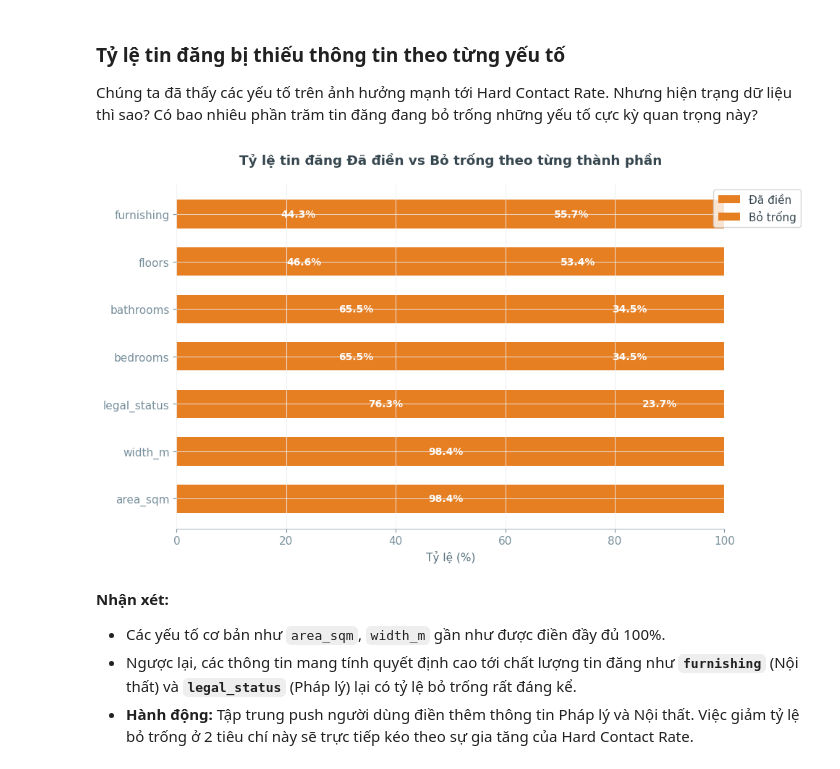
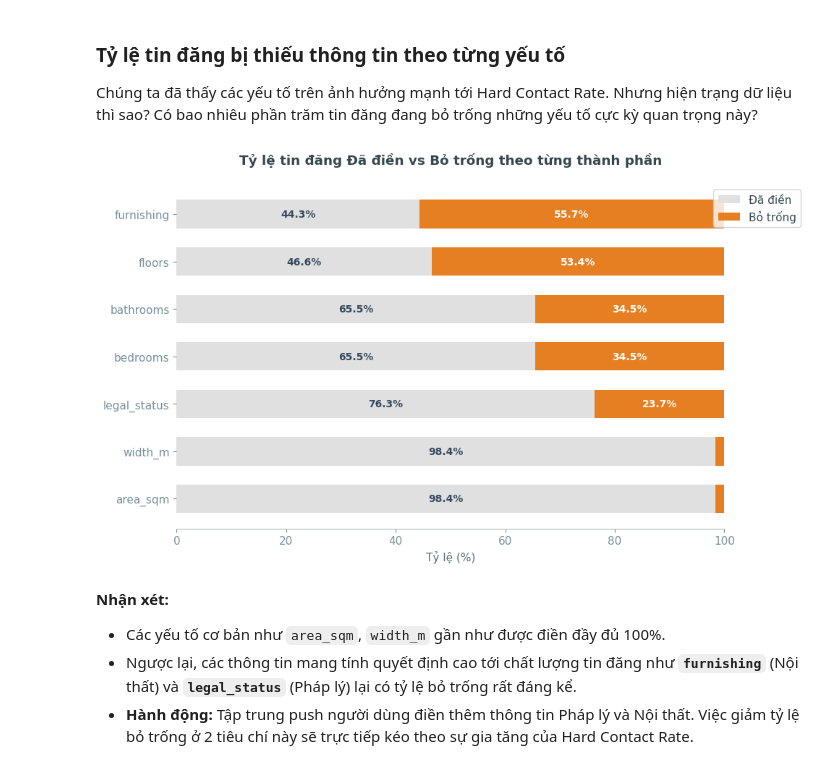
Before and after one commit to Dotuandat615/Datathon2026-Deep67-Finals, a Jupyter notebook: contact_factor_analysis.ipynb, the cells around one changed output. Drawn from its saved outputs; the diff is of its cells as text; code cells hidden in the pictures.

```diff
--- a/contact_factor_analysis.ipynb
+++ b/contact_factor_analysis.ipynb
@@ -209,8 +257,8 @@ colors_f = [C_MUTED, C_ACCENT, C_PRIMARY, '#B0BEC5']
 for i, r in funnel.iterrows():
     w = r['count']/funnel['count'].iloc[0]
     ax.barh(len(funnel)-1-i, w, height=0.55, left=(1-w)/2, color=colors_f[i], edgecolor='none')
-    ax.text(0.5, len(funnel)-1-i, f"{r['stage']}\n{fmt_n(r['count'])} ({r['pct_of_pv']:.1f}%)",
-            ha='center', va='center', fontsize=11, fontweight='bold', color='white')
+    ax.text(0.05, len(funnel)-1-i, f"{r['stage']}\n{fmt_n(r['count'])} ({r['pct_of_pv']:.1f}%)",
+            ha='left', va='center', fontsize=11, fontweight='bold', color=C_DARK)
 ax.set_xlim(0,1); ax.axis('off')
 ax.set_title('Phễu tổng quan', fontweight='bold', loc='left', color=C_DARK)
 
@@ -229,5 +277,5 @@ ax2.xaxis.set_visible(False)
 ax2.grid(False)
 
 fig.tight_layout()
-save_fig('01_funnel_overview', fig)
+# save_fig('01_funnel_overview', fig)
 # %% [output]
@@ -400,23 +479,30 @@ for idx, ad in enumerate(['sell','let']):
         order = ['<500M','500M–800M','1B–1.5B','1.5B–2B','2B–3B','3B–5B','5B–7B','7B–10B','10B–15B','15B–20B','>20B']
     else:
         order = ['<2M/tháng','2M–3M/tháng','3M–5M/tháng','5M–7M/tháng','7M–10M/tháng','10M–15M/tháng','15M–20M/tháng','20M–30M/tháng','>30M/tháng']
+
     ps = ps.set_index('price_bucket').reindex(order).dropna(how='all').reset_index()
+    ps = ps.iloc[::-1].reset_index(drop=True)
 
     ax = axes[idx]
     median_cr = ps['cr'].median()
     clrs = [C_SUCCESS if v>=median_cr else C_ACCENT for v in ps['cr']]
-    ax.barh(ps['price_bucket'][::-1], ps['cr'][::-1], color=clrs[::-1], height=0.6, edgecolor='none')
-    for i,v in enumerate(ps['cr'][::-1]): ax.text(v+0.2, i, f"{v:.1f}%", va='center', fontsize=9)
+
+    ax.barh(ps['price_bucket'], ps['cr'], color=clrs, height=0.6, edgecolor='none')
+    for i, v in enumerate(ps['cr']):
+        ax.text(v+0.2, i, f"{v:.1f}%", va='center', fontsize=9)
+
     ax.set_title(f'Contact rate — {"Mua bán" if ad=="sell" else "Cho thuê"}', fontweight='bold', loc='left')
-    ax.set_xlabel('Contact rate (%)'); ax.grid(axis='x', alpha=0.3)
+    ax.set_xlabel('Contact rate (%)')
+    ax.grid(False)
     ax.axvline(median_cr, color=C_WARNING, ls='--', lw=1, alpha=0.7)
-    ax.text(median_cr+0.3, len(ps)-1, f'Median: {median_cr:.1f}%', fontsize=8, color=C_WARNING)
+    ax.text(median_cr+0.3, len(ps)-1.5, f'Median: {median_cr:.1f}%', fontsize=9, color=C_WARNING, fontweight='bold')
 
 fig.suptitle('Contact Rate theo mức giá — Phân khúc bình dân dẫn đầu', fontweight='bold', fontsize=14, y=1.02)
-fig.tight_layout(); save_fig('03_price_contact_rate', fig)
+fig.tight_layout()
+save_fig('03_price_contact_rate', fig)
 
-print("\n=== NHẬN XÉT ===")
-print("MUA BÁN: Phân khúc <500M và 1B-1.5B có CR cao nhất -> tính thanh khoản tốt")
-print("CHO THUÊ: Giá <5M/tháng CR vượt trội -> quyết định nhanh do nguồn cung tốt trôi nhanh")
-print("Phân khúc cao cấp (>10B hoặc >15M/tháng): CR thấp -> cân nhắc phức tạp")
+# print("\n=== NHẬN XÉT ===")
+# print("MUA BÁN: Phân khúc <500M và 1B-1.5B có CR cao nhất -> tính thanh khoản tốt")
+# print("CHO THUÊ: Giá <5M/tháng CR vượt trội -> quyết định nhanh do nguồn cung tốt trôi nhanh")
+# print("Phân khúc cao cấp (>10B hoặc >15M/tháng): CR thấp -> cân nhắc phức tạp")
 # %% [output]
@@ -457,7 +539,7 @@ for i,(col,title) in enumerate(metrics):
         ax.text(b.get_x()+b.get_width()/2, b.get_height() + (seller_stats[col].max()*0.02),
                 f"{b.get_height():.2f}%", ha='center', fontsize=12, fontweight='bold', color=C_DARK)
     ax.set_title(title, fontweight='bold', loc='left', color=C_DARK)
-    ax.grid(axis='y', alpha=0.3)
+    ax.grid(False)
     ax.spines['bottom'].set_color('#CFD8DC')
 
 fig.tight_layout()
@@ -681,39 +763,41 @@ for c in info_cols:
 
     results_dist.append({
         'Thành phần': c,
         'Bỏ trống': (n_missing / total_items) * 100,
         'Đã điền': (n_filled / total_items) * 100
     })
 
-df_dist = pd.DataFrame(results_dist).sort_values('Bỏ trống', ascending=True)
+# Sắp xếp và reset lại index để đồng bộ tọa độ vẽ x
+df_dist = pd.DataFrame(results_dist).sort_values('Bỏ trống', ascending=True).reset_index(drop=True)
 
 fig, ax = plt.subplots(figsize=(10, 6))
 x = np.arange(len(df_dist))
 width = 0.6
 
 # Vẽ Stacked Bar Chart để thể hiện tỷ lệ % (Tổng = 100%)
-bars1 = ax.barh(x, df_dist['Đã điền'], height=width, label='Đã điền', color=C_SUCCESS)
+# Định nghĩa rõ màu sắc tương phản để sửa lỗi trùng màu cam
+bars1 = ax.barh(x, df_dist['Đã điền'], height=width, label='Đã điền', color=C_MUTED)
 bars2 = ax.barh(x, df_dist['Bỏ trống'], left=df_dist['Đã điền'], height=width, label='Bỏ trống', color=C_ACCENT)
 
 ax.set_xlabel('Tỷ lệ (%)')
 ax.set_title('Tỷ lệ tin đăng Đã điền vs Bỏ trống theo từng thành phần', fontweight='bold', pad=20)
 ax.set_yticks(x)
 ax.set_yticklabels(df_dist['Thành phần'])
 ax.legend(loc='upper right', bbox_to_anchor=(1.15, 1))
 
+# Vẽ text căn theo đúng index thực tế của DataFrame đã sắp xếp
 for i, row in df_dist.iterrows():
-    y_pos = list(df_dist.index).index(i)
     if row['Đã điền'] > 5:
-        ax.text(row['Đã điền']/2, y_pos, f"{row['Đã điền']:.1f}%", va='center', ha='center', color='white', fontweight='bold', fontsize=10)
+        ax.text(row['Đã điền']/2, i, f"{row['Đã điền']:.1f}%", va='center', ha='center', color=C_DARK, fontweight='bold', fontsize=10)
     if row['Bỏ trống'] > 5:
-        ax.text(row['Đã điền'] + row['Bỏ trống']/2, y_pos, f"{row['Bỏ trống']:.1f}%", va='center', ha='center', color='white', fontweight='bold', fontsize=10)
+        ax.text(row['Đã điền'] + row['Bỏ trống']/2, i, f"{row['Bỏ trống']:.1f}%", va='center', ha='center', color='white', fontweight='bold', fontsize=10)
 
 ax.set_xlim(0, 100)
 fig.tight_layout()
 save_fig('06c_completeness_missing_ratio', fig)
 plt.show()
 # %% [output]
-[figure, old version]
+[figure, new version]
 # %% [markdown]
 **Nhận xét:**
 - Các yếu tố cơ bản như `area_sqm`, `width_m` gần như được điền đầy đủ 100%.
```
Also changed, not shown: parts of 21 cells of this notebook.
